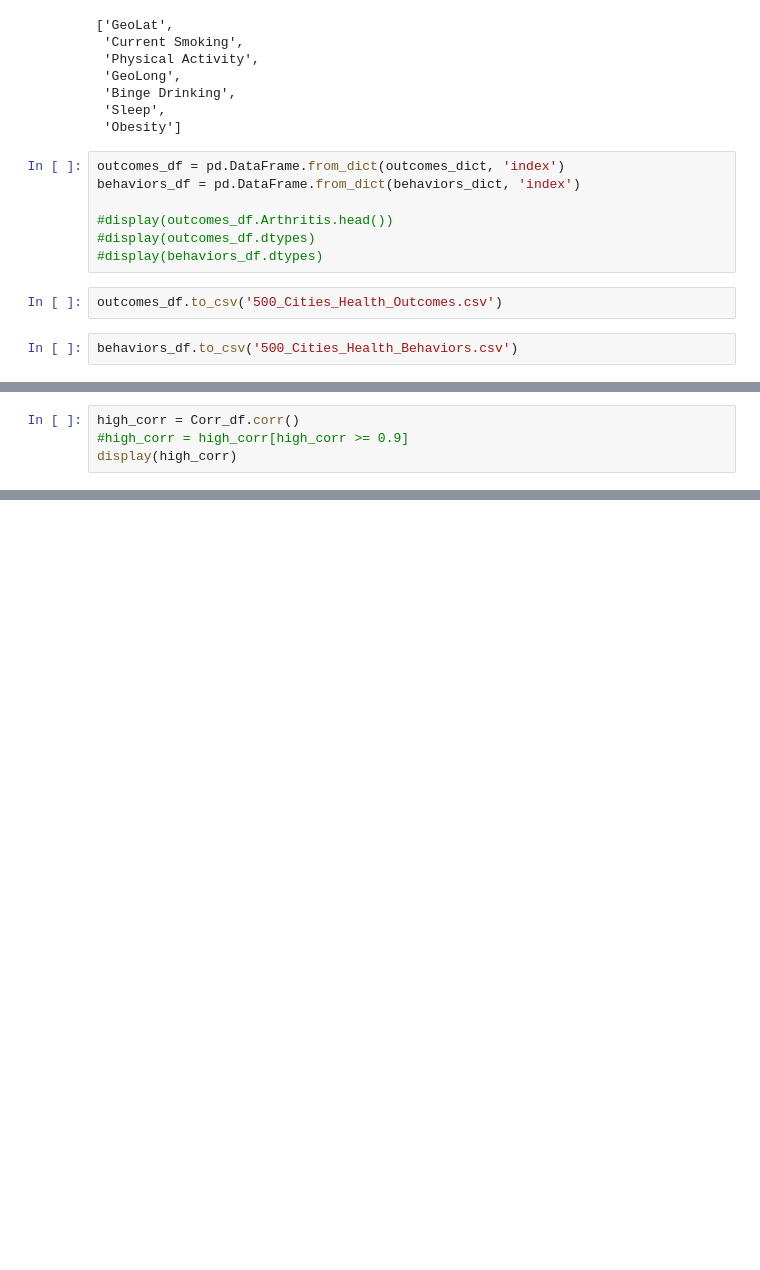
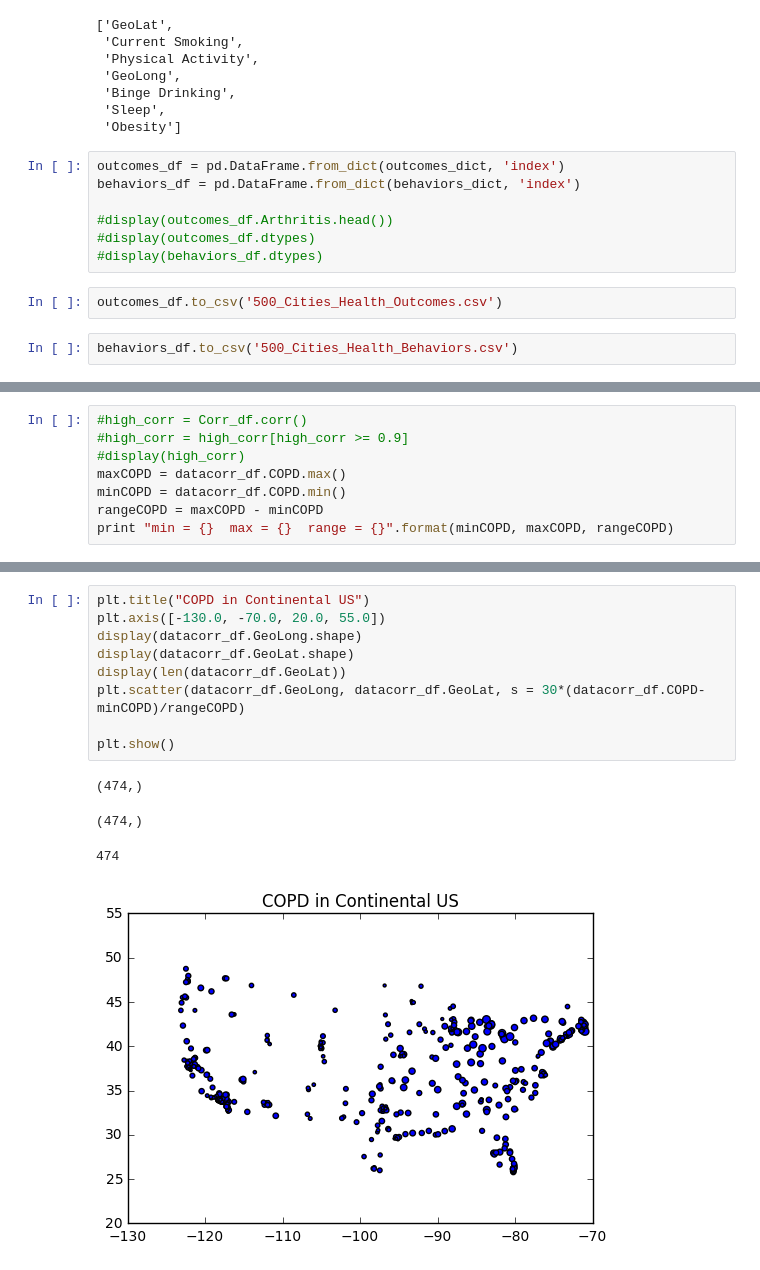
Before and after one commit to RJBeetel3/500_Cities_Project, a Jupyter notebook: 500_Cities_Data_Exploration4.ipynb, the cells around one changed output, grey strips where cells are left out. Saved outputs shown, nothing was run; the diff lists cells and outputs as text; blank space fills up the shorter version.

```diff
--- a/500_Cities_Data_Exploration4.ipynb
+++ b/500_Cities_Data_Exploration4.ipynb
@@ -208,5 +261,9 @@ display(datacorr_df.head(10))
 # %%
-high_corr = Corr_df.corr()
+#high_corr = Corr_df.corr()
 #high_corr = high_corr[high_corr >= 0.9]
-display(high_corr)
+#display(high_corr)
+maxCOPD = datacorr_df.COPD.max()
+minCOPD = datacorr_df.COPD.min()
+rangeCOPD = maxCOPD - minCOPD
+print "min = {}  max = {}  range = {}".format(minCOPD, maxCOPD, rangeCOPD)
 # %% [output]
@@ -230,0 +271,14 @@ display(high_corr)
+# %%
+plt.title("COPD in Continental US")
+plt.axis([-130.0, -70.0, 20.0, 55.0])
+display(datacorr_df.GeoLong.shape)
+display(datacorr_df.GeoLat.shape)
+display(len(datacorr_df.GeoLat))
+plt.scatter(datacorr_df.GeoLong, datacorr_df.GeoLat, s = 30*(datacorr_df.COPD-minCOPD)/rangeCOPD)
+
+plt.show()
+# %% [output]
+(474,)
+(474,)
+474
+[figure, added]
```
Also changed, not shown: parts of 8 cells of this notebook.
